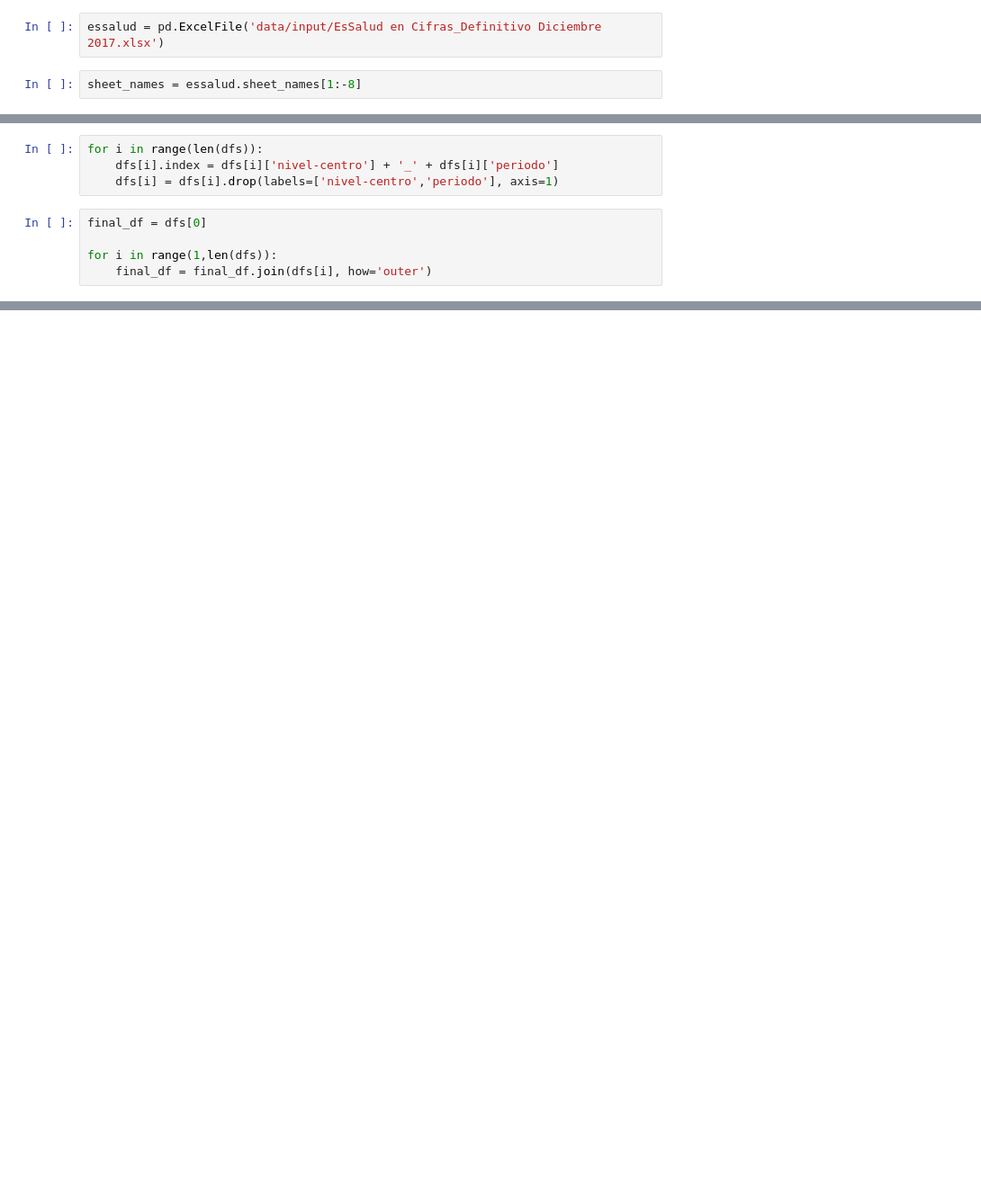
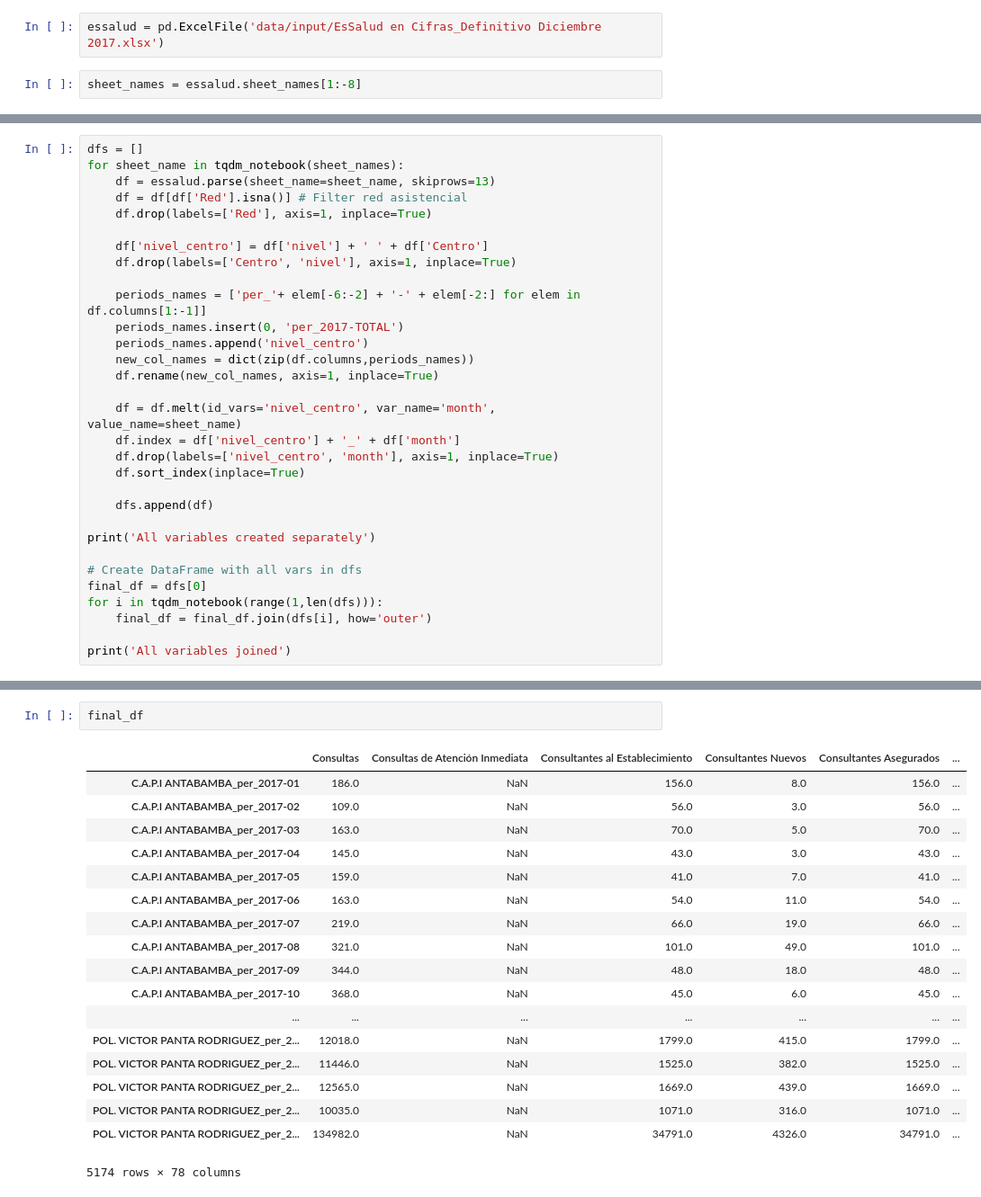
Before and after one commit to Claudio9701/clusters_hospitals, a Jupyter notebook: essalud_data_2017.ipynb, the cells around one changed output, grey strips where cells are left out. Shown: that part at 90% size. Drawn from its saved outputs; the diff is of its cells as text; blank space fills up the shorter version.

Commit message:
append all years

```diff
--- a/essalud_data_2017.ipynb
+++ b/essalud_data_2017.ipynb
@@ -31,9 +8,31 @@ for sheet_name in tqdm(sheet_names):
-# %%
-for i in range(len(dfs)):
-    dfs[i].index = dfs[i]['nivel-centro'] + '_' + dfs[i]['periodo']
-    dfs[i] = dfs[i].drop(labels=['nivel-centro','periodo'], axis=1)
-# %%
-final_df = dfs[0]
-
-for i in range(1,len(dfs)):
-    final_df = final_df.join(dfs[i], how='outer')
+# %%
+dfs = []
+for sheet_name in tqdm_notebook(sheet_names):
+    df = essalud.parse(sheet_name=sheet_name, skiprows=13)
+    df = df[df['Red'].isna()] # Filter red asistencial
+    df.drop(labels=['Red'], axis=1, inplace=True)
+
+    df['nivel_centro'] = df['nivel'] + ' ' + df['Centro']
+    df.drop(labels=['Centro', 'nivel'], axis=1, inplace=True)
+
+    periods_names = ['per_'+ elem[-6:-2] + '-' + elem[-2:] for elem in df.columns[1:-1]]
+    periods_names.insert(0, 'per_2017-TOTAL')
+    periods_names.append('nivel_centro')
+    new_col_names = dict(zip(df.columns,periods_names))
+    df.rename(new_col_names, axis=1, inplace=True)
+
+    df = df.melt(id_vars='nivel_centro', var_name='month', value_name=sheet_name)
+    df.index = df['nivel_centro'] + '_' + df['month']
+    df.drop(labels=['nivel_centro', 'month'], axis=1, inplace=True)
+    df.sort_index(inplace=True)
+
+    dfs.append(df)
+
+print('All variables created separately')
+
+# Create DataFrame with all vars in dfs
+final_df = dfs[0]
+for i in tqdm_notebook(range(1,len(dfs))):
+    final_df = final_df.join(dfs[i], how='outer')
+
+print('All variables joined')
@@ -40 +44,22 @@ for i in range(1,len(dfs)):
+# %%
+final_df
+# %% [output]
+|  | Consultas | Consultas de Atención Inmediata | Consultantes al Establecimiento | Consultantes Nuevos | Consultantes Asegurados | ... |
+| C.A.P.I ANTABAMBA_per_2017-01 | 186.0 | NaN | 156.0 | 8.0 | 156.0 | ... |
+| C.A.P.I ANTABAMBA_per_2017-02 | 109.0 | NaN | 56.0 | 3.0 | 56.0 | ... |
+| C.A.P.I ANTABAMBA_per_2017-03 | 163.0 | NaN | 70.0 | 5.0 | 70.0 | ... |
+| C.A.P.I ANTABAMBA_per_2017-04 | 145.0 | NaN | 43.0 | 3.0 | 43.0 | ... |
+| C.A.P.I ANTABAMBA_per_2017-05 | 159.0 | NaN | 41.0 | 7.0 | 41.0 | ... |
+| C.A.P.I ANTABAMBA_per_2017-06 | 163.0 | NaN | 54.0 | 11.0 | 54.0 | ... |
+| C.A.P.I ANTABAMBA_per_2017-07 | 219.0 | NaN | 66.0 | 19.0 | 66.0 | ... |
+| C.A.P.I ANTABAMBA_per_2017-08 | 321.0 | NaN | 101.0 | 49.0 | 101.0 | ... |
+| C.A.P.I ANTABAMBA_per_2017-09 | 344.0 | NaN | 48.0 | 18.0 | 48.0 | ... |
+| C.A.P.I ANTABAMBA_per_2017-10 | 368.0 | NaN | 45.0 | 6.0 | 45.0 | ... |
+| ... | ... | ... | ... | ... | ... | ... |
+| POL. VICTOR PANTA RODRIGUEZ_per_2... | 12018.0 | NaN | 1799.0 | 415.0 | 1799.0 | ... |
+| POL. VICTOR PANTA RODRIGUEZ_per_2... | 11446.0 | NaN | 1525.0 | 382.0 | 1525.0 | ... |
+| POL. VICTOR PANTA RODRIGUEZ_per_2... | 12565.0 | NaN | 1669.0 | 439.0 | 1669.0 | ... |
+| POL. VICTOR PANTA RODRIGUEZ_per_2... | 10035.0 | NaN | 1071.0 | 316.0 | 1071.0 | ... |
+| POL. VICTOR PANTA RODRIGUEZ_per_2... | 134982.0 | NaN | 34791.0 | 4326.0 | 34791.0 | ... |
+5174 rows × 78 columns
 # %%
```
Also changed, not shown: parts of 4 cells of this notebook, 6 other files.
